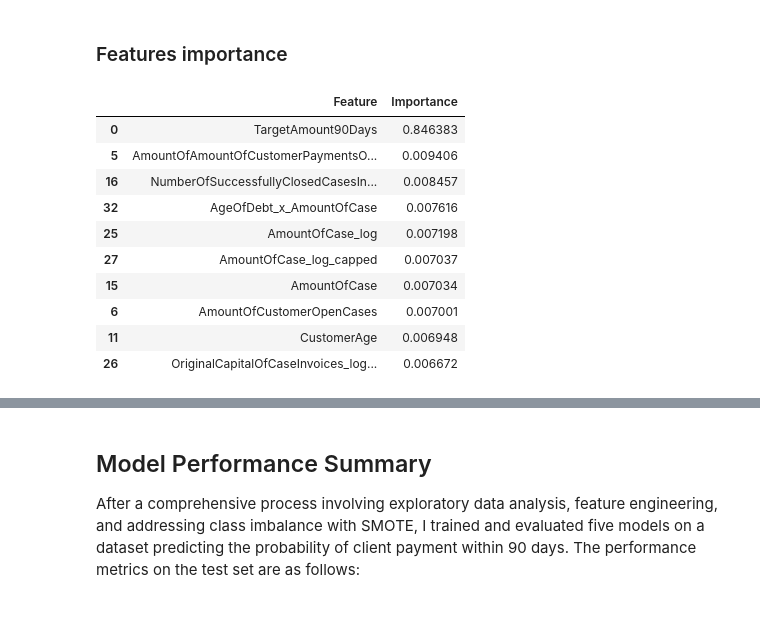
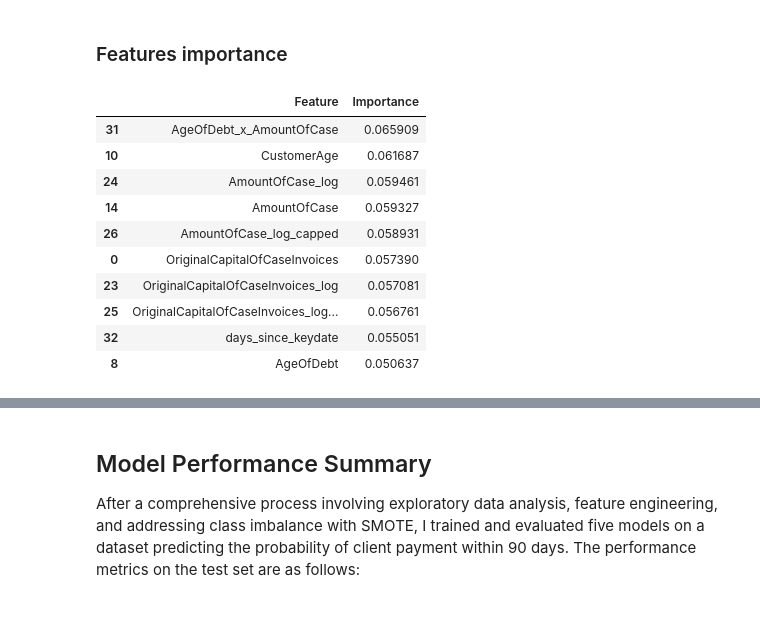
Before and after one commit to gabrieldeolaguibel/ML-Projects, a Jupyter notebook: assignments/practical_session3/session_9-Trees.ipynb, the cells around one changed output, grey strips where cells are left out. Cells and saved outputs as stored; diff of their text form; code cells hidden in the pictures.

```diff
--- a/assignments/practical_session3/session_9-Trees.ipynb
+++ b/assignments/practical_session3/session_9-Trees.ipynb
@@ -478,40 +478,46 @@ df[['AgeOfDebt', 'AmountOfCase', 'AgeOfDebt_x_AmountOfCase', 'keydate', 'days_si
 # %%
 
 # Encoding categorical features
 le = LabelEncoder()
 df['IndustryCode'] = le.fit_transform(df['IndustryCode'])
+# Ensure to encode other categorical features as well
+df['ClientName'] = le.fit_transform(df['ClientName'].astype(str))
+df['LastOriginalClosingCodeOfCustomer'] = le.fit_transform(df['LastOriginalClosingCodeOfCustomer'].astype(str))
 
 # Separating the dataset into features (X) and target (y)
-X = df.drop(['case_id', 'keydate', 'Target90Days' ], axis=1)
+X = df.drop(['case_id', 'keydate', 'Target90Days', 'TargetAmount90Days' ], axis=1)
 y = df['Target90Days']
 
 # Splitting the dataset into training and testing sets
 X_train, X_test, y_train, y_test = train_test_split(X, y, test_size=0.2, random_state=42)
 
 # Initial Feature Selection: Including all engineered and original features for the initial model
-# This approach allows us to assess the importance of each feature using a tree-based model
+# This approach allows me to assess the importance of each feature using a tree-based model
 
 # Using RandomForestClassifier to assess feature importance
 rf = RandomForestClassifier(n_estimators=100, random_state=42)
 rf.fit(X_train, y_train)
 
 # Extracting feature importance
 feature_importances = rf.feature_importances_
 
 # Creating a DataFrame to visualize the feature importances
 feature_importance_df = pd.DataFrame({'Feature': X_train.columns, 'Importance': feature_importances}).sort_values(by='Importance', ascending=False)
 
+# redfine X to include only the top 10 features
+#X = df[feature_importance_df['Feature'].head(5).values]
+
 # Displaying the top 10 most important features
 feature_importance_df.head(10)
 # %% [output]
 |  | Feature | Importance |
-| 0 | TargetAmount90Days | 0.846383 |
-| 5 | AmountOfAmountOfCustomerPaymentsO... | 0.009406 |
-| 16 | NumberOfSuccessfullyClosedCasesIn... | 0.008457 |
-| 32 | AgeOfDebt_x_AmountOfCase | 0.007616 |
-| 25 | AmountOfCase_log | 0.007198 |
-| 27 | AmountOfCase_log_capped | 0.007037 |
-| 15 | AmountOfCase | 0.007034 |
-| 6 | AmountOfCustomerOpenCases | 0.007001 |
-| 11 | CustomerAge | 0.006948 |
-| 26 | OriginalCapitalOfCaseInvoices_log... | 0.006672 |
+| 31 | AgeOfDebt_x_AmountOfCase | 0.065909 |
+| 10 | CustomerAge | 0.061687 |
+| 24 | AmountOfCase_log | 0.059461 |
+| 14 | AmountOfCase | 0.059327 |
+| 26 | AmountOfCase_log_capped | 0.058931 |
+| 0 | OriginalCapitalOfCaseInvoices | 0.057390 |
+| 23 | OriginalCapitalOfCaseInvoices_log | 0.057081 |
+| 25 | OriginalCapitalOfCaseInvoices_log... | 0.056761 |
+| 32 | days_since_keydate | 0.055051 |
+| 8 | AgeOfDebt | 0.050637 |
```
Also changed, not shown: parts of 4 cells of this notebook, 1 other file.
